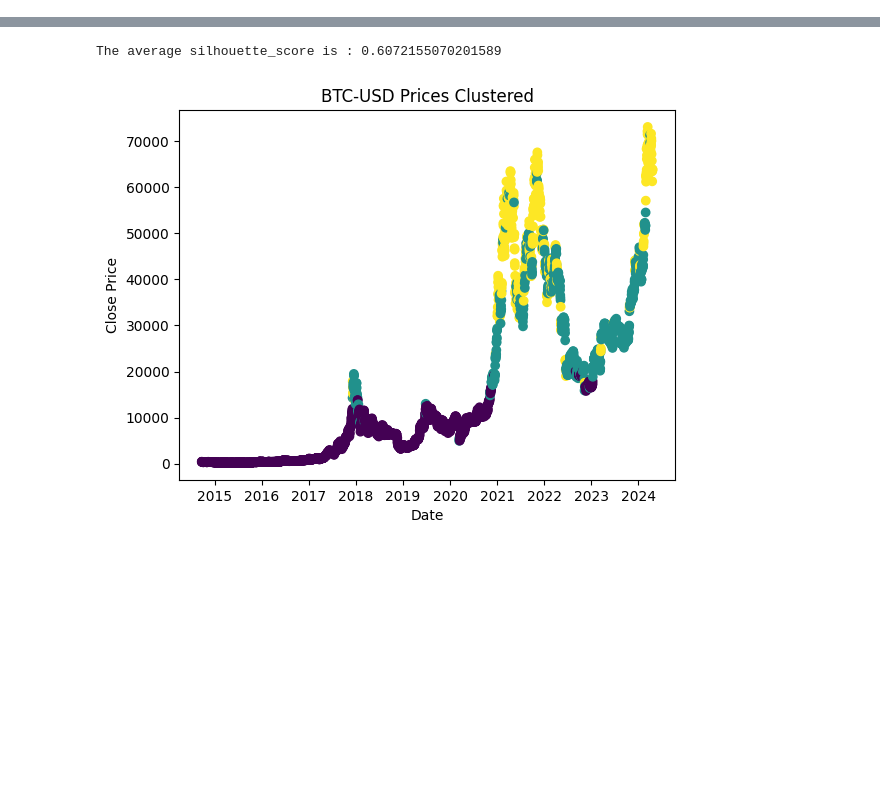
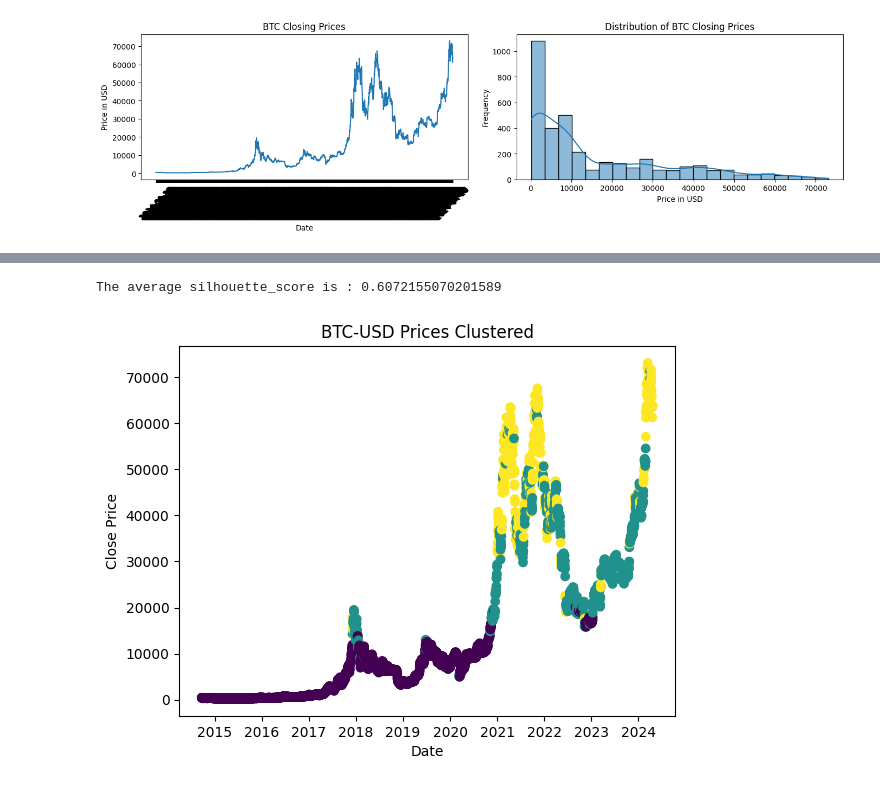
Before and after one commit to D88E/Machine-Learning-for-Business-CA1, a Jupyter notebook: StockMarket.ipynb, the cells around one changed output, grey strips where cells are left out. Cells and saved outputs as stored; diff of their text form; code cells hidden in the pictures; blank space fills up the shorter version.

```diff
--- a/StockMarket.ipynb
+++ b/StockMarket.ipynb
@@ -0,0 +15,16 @@
+# %%
+# Load the dataset
+btc_data = pd.read_csv('BTC-USD.csv')
+
+# Inspect the dataset
+print(btc_data.info())
+print(btc_data.head())
+
+# Check for missing values
+print(btc_data.isnull().sum())
+
+# Clean the dataset (Example: Drop rows with any missing values)
+btc_data_cleaned = btc_data.dropna()
+
+# Generate basic statistics
+print(btc_data_cleaned.describe())
@@ -0,0 +49,22 @@
+# %%
+plt.figure(figsize=(14, 7))
+
+# Line plot analysis
+plt.subplot(2, 2, 1)
+plt.plot(btc_data_cleaned['Date'], btc_data_cleaned['Close'])
+plt.title('BTC Closing Prices')
+plt.xlabel('Date')
+plt.ylabel('Price in USD')
+plt.xticks(rotation=45)
+
+# Histogram for distribution
+plt.subplot(2, 2, 2)
+sns.histplot(btc_data_cleaned['Close'], kde=True)
+plt.title('Distribution of BTC Closing Prices')
+plt.xlabel('Price in USD')
+plt.ylabel('Frequency')
+
+plt.tight_layout()
+plt.show()
+# %% [output]
+[figure, added]
```
Also changed, not shown: parts of 8 cells of this notebook.
